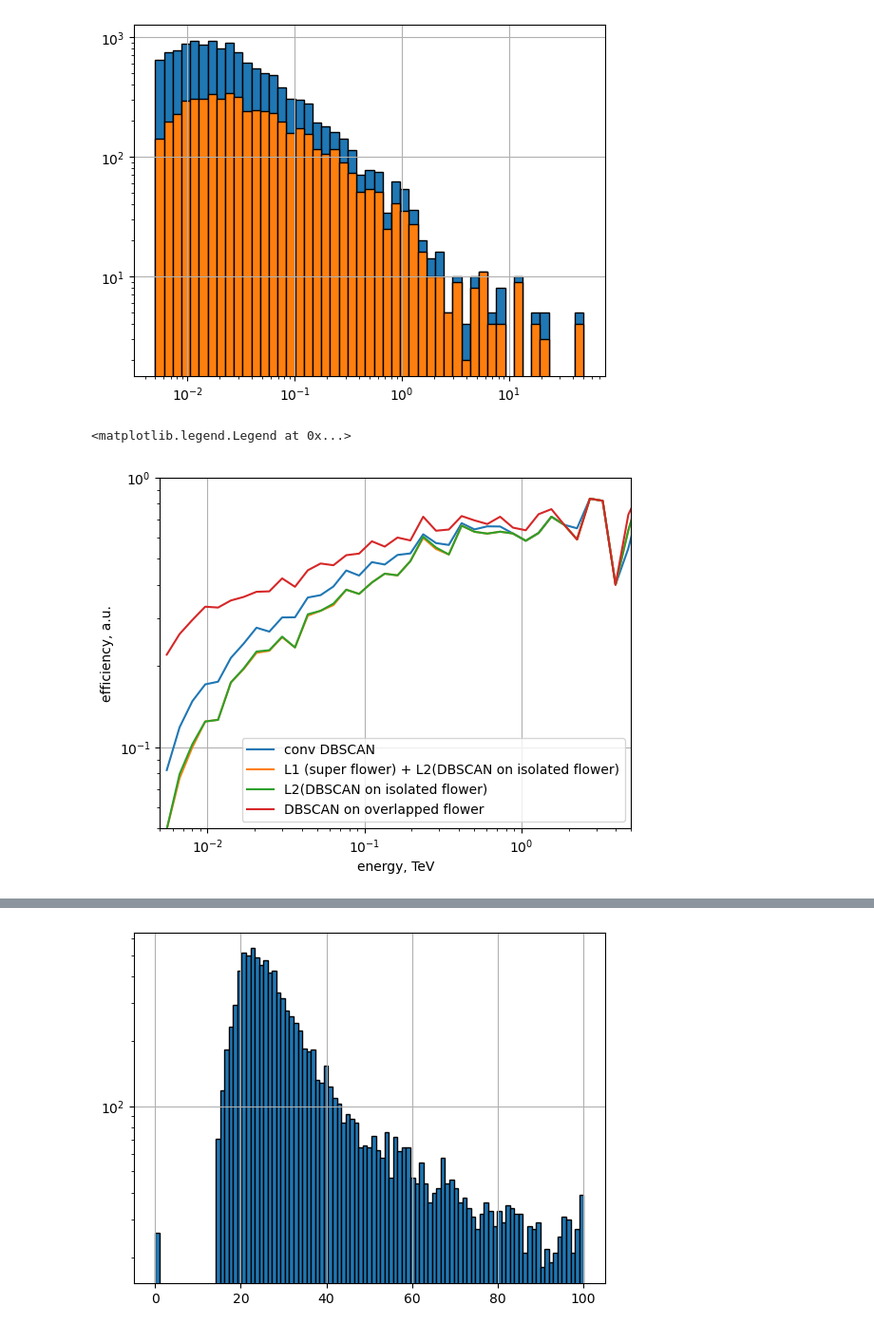
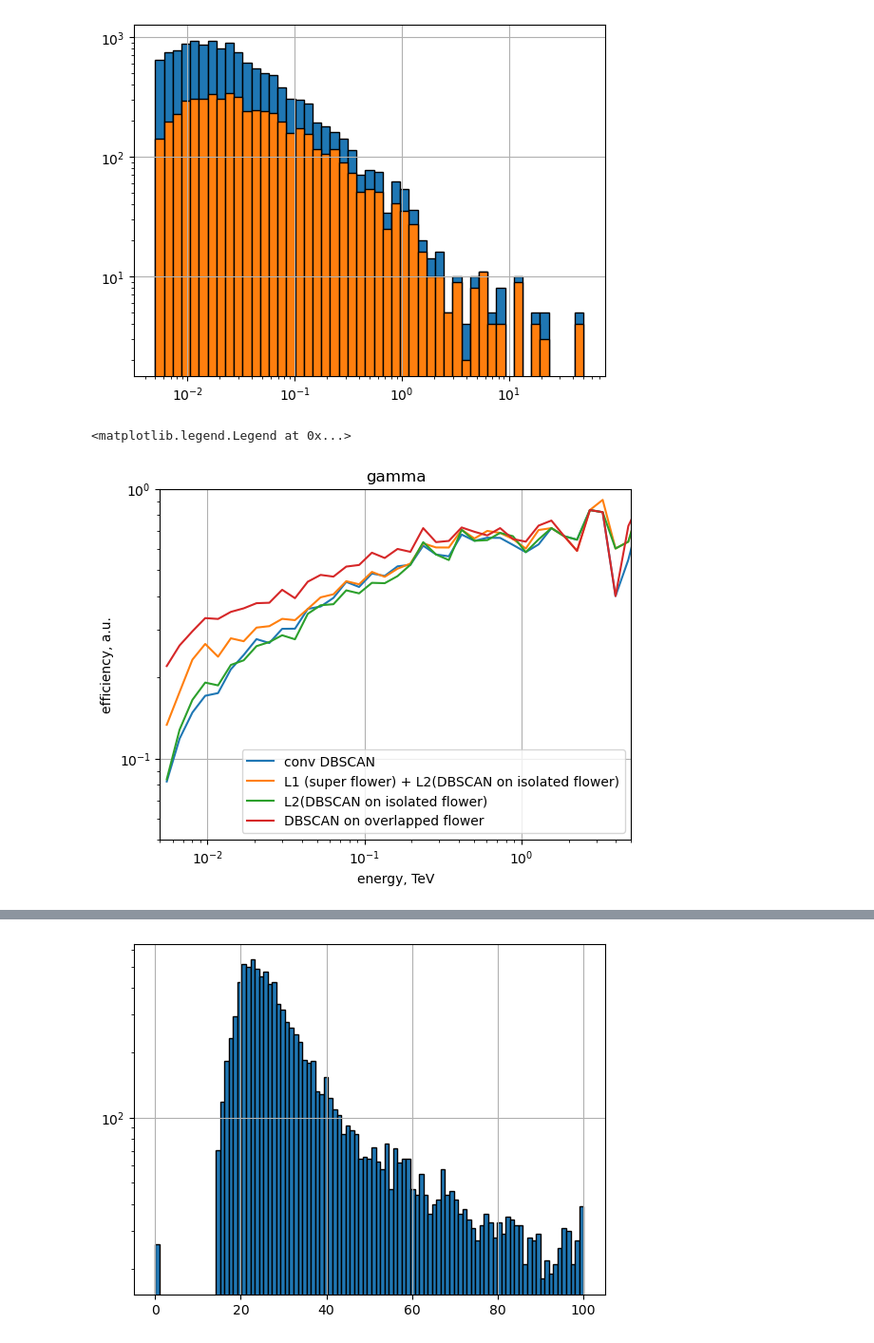
Before and after one commit to burmist-git/DBscan_on_simtel_data, a Jupyter notebook: convolve_dbscan.ipynb, the cells around one changed output, grey strips where cells are left out. Shown: that part at 95% size. Cells and saved outputs as stored; diff of their text form; code cells hidden in the pictures.

```diff
--- a/convolve_dbscan.ipynb
+++ b/convolve_dbscan.ipynb
@@ -49,12 +49,22 @@ print(np.std(df_dbscan['energy'].values-df_dbscan_conv['energy'].values))
 0.0
 # %%
 # "standart" trigger (L1 - super flower digital sum) (L2 - conventional DBSCAN on isolated flower)
+#df_dbscan_trg_l1=df_dbscan[df_dbscan['L1_max_digi_sum_LST1']>14963]
+#df_dbscan_trg_l2=df_dbscan_trg_l1[df_dbscan_trg_l1['L3_iso_n_points_LST1']>7]
+#
+#
+#df_dbscan_trg_l1_20pe=df_dbscan_20pe[df_dbscan_20pe['L1_max_digi_sum_LST1']>14963]
+#df_dbscan_trg_l2_20pe=df_dbscan_trg_l1_20pe[df_dbscan_trg_l1_20pe['L3_iso_n_points_LST1']>7]
+#
+#
+#
+# "standart" trigger (L1 - super flower digital sum) (L2 - conventional DBSCAN on isolated flower)
 df_dbscan_trg_l1=df_dbscan[df_dbscan['L1_max_digi_sum_LST1']>14963]
-df_dbscan_trg_l2=df_dbscan_trg_l1[df_dbscan_trg_l1['L3_iso_n_points_LST1']>7]
+df_dbscan_trg_l2=df_dbscan_trg_l1[df_dbscan_trg_l1['L3_iso_n_points_LST1']>5]
 #
 #
 df_dbscan_trg_l1_20pe=df_dbscan_20pe[df_dbscan_20pe['L1_max_digi_sum_LST1']>14963]
-df_dbscan_trg_l2_20pe=df_dbscan_trg_l1_20pe[df_dbscan_trg_l1_20pe['L3_iso_n_points_LST1']>7]
+df_dbscan_trg_l2_20pe=df_dbscan_trg_l1_20pe[df_dbscan_trg_l1_20pe['L3_iso_n_points_LST1']>5]
 # %%
 #trigger provided by convolve DBSCAN on isolated flower
 df_dbscan_conv_trg=df_dbscan_conv[df_dbscan_conv['L3_iso_n_points_LST1']>0]
@@ -63,13 +73,13 @@ df_dbscan_conv_trg=df_dbscan_conv[df_dbscan_conv['L3_iso_n_points_LST1']>0]
 df_dbscan_conv_trg_20pe=df_dbscan_conv_20pe[df_dbscan_conv_20pe['L3_iso_n_points_LST1']>0]
 # %%
 # trigger without L1. Only L2 - conventional DBSCAN on isolated flower
-df_dbscan_trg_l2_only=df_dbscan[df_dbscan['L3_iso_n_points_LST1']>7]
+df_dbscan_trg_l2_only=df_dbscan[df_dbscan['L3_iso_n_points_LST1']>6]
 #
 # an "ideal" trigger conventional DBSCAN on flower
 df_dbscan_trg_cl_only=df_dbscan[df_dbscan['L3_cl_n_points_LST1']>39]
 #
 #
-df_dbscan_trg_l2_only_20pe=df_dbscan_20pe[df_dbscan_20pe['L3_iso_n_points_LST1']>7]
+df_dbscan_trg_l2_only_20pe=df_dbscan_20pe[df_dbscan_20pe['L3_iso_n_points_LST1']>6]
 #
 # an "ideal" trigger conventional DBSCAN on flower
 df_dbscan_trg_cl_only_20pe=df_dbscan_20pe[df_dbscan_20pe['L3_cl_n_points_LST1']>39]
@@ -201,24 +203,25 @@ plt.show()
 # %%
 enetgy_conv = [(hist_energy_conv[1][i] + hist_energy_conv[1][i-1])/2.0 for i in range(1,len(hist_energy_conv[1]))]
 eff_conv=hist_energy_conv_trg[0]/(hist_energy_conv[0]+1)
 eff=hist_energy_trg_l2[0]/(hist_energy[0]+1)
 eff_only=hist_energy_trg_l2_only[0]/(hist_energy[0]+1)
 eff_cl_only=hist_energy_trg_cl_only[0]/(hist_energy[0]+1)
 plt.plot(enetgy_conv,eff_conv,label='conv DBSCAN')
 plt.plot(enetgy_conv,eff,label='L1 (super flower) + L2(DBSCAN on isolated flower)')
 plt.plot(enetgy_conv,eff_only,label='L2(DBSCAN on isolated flower)')
 plt.plot(enetgy_conv,eff_cl_only,label='DBSCAN on overlapped flower')
 plt.grid(True)
 plt.xlim(0.005, 5)
 plt.ylim(0.05, 1)
 plt.xscale('log')
 plt.yscale('log')
 plt.xlabel('energy, TeV')
 plt.ylabel('efficiency, a.u.')
+plt.title('gamma')
 plt.legend()
 # %% [output]
 <matplotlib.legend.Legend at 0x...>
-[figure, old version]
+[figure, new version]
 # %%
 plt.plot(enetgy_conv[:-20],(eff_conv[:-20] - eff[:-20])/eff[:-20])
 plt.grid(True)
```
Also changed, not shown: parts of 13 cells of this notebook.
